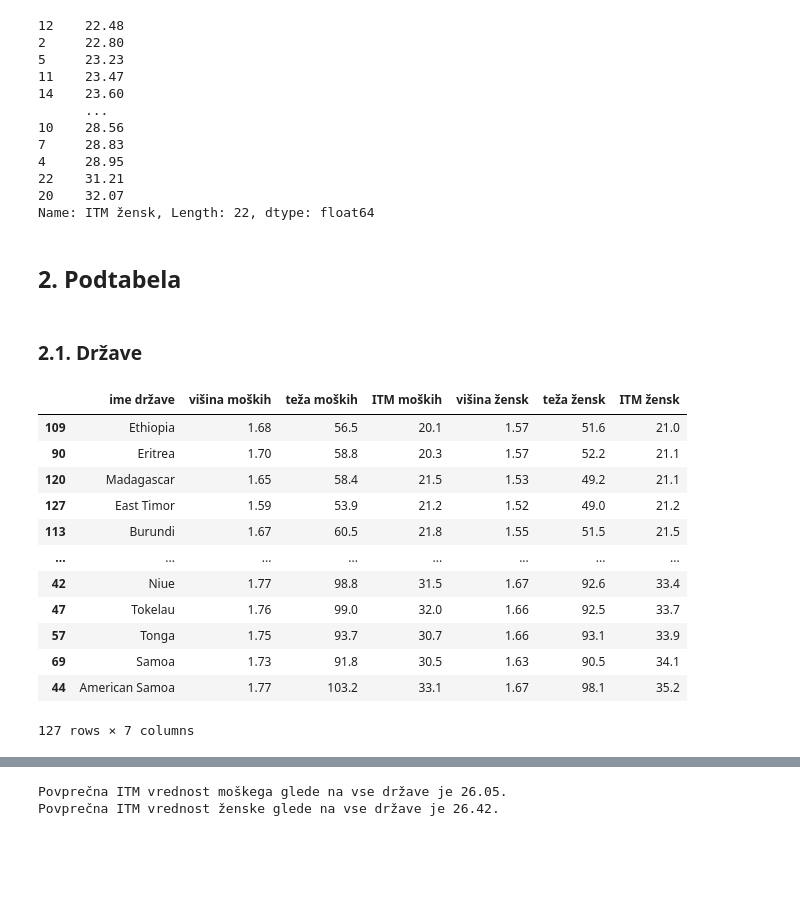
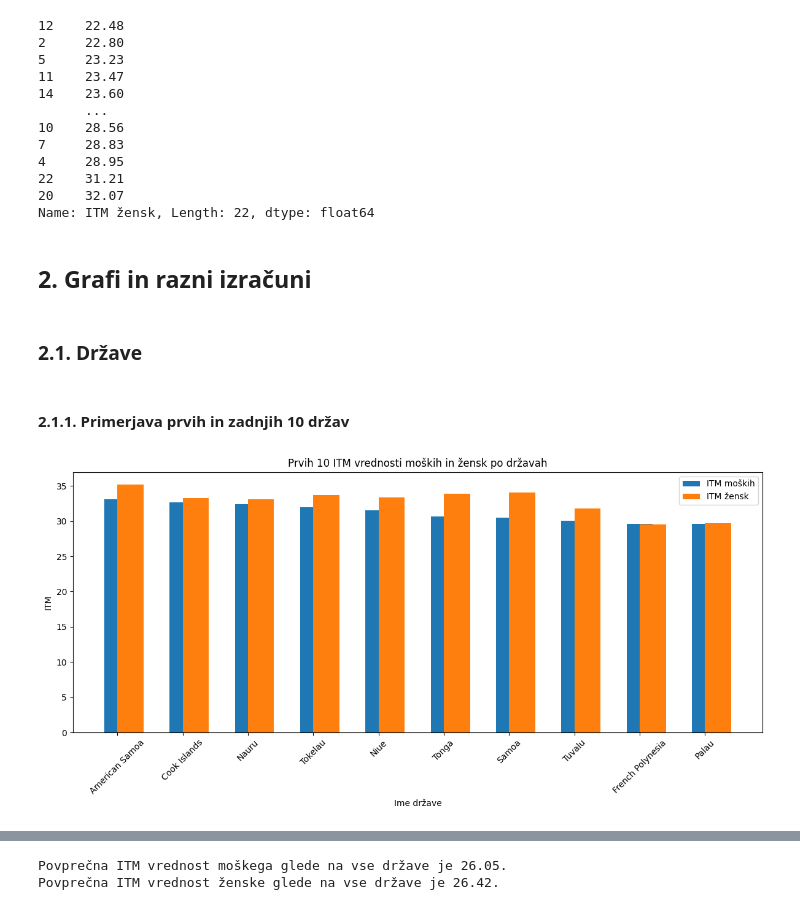
Before and after one commit to AmandaBabic/ProjektnaNaloga, a Jupyter notebook: AnaliziranjePodatkov_ITM.ipynb, the cells around one changed output, grey strips where cells are left out. Drawn from its saved outputs; the diff is of its cells as text; code cells hidden in the pictures; blank space fills up the shorter version.

```diff
--- a/AnaliziranjePodatkov_ITM.ipynb
+++ b/AnaliziranjePodatkov_ITM.ipynb
@@ -391,24 +384,29 @@ urejena_podtabela2["ITM žensk"]
 22    31.21
 20    32.07
 Name: ITM žensk, Length: 22, dtype: float64
-# %% [markdown]
-## 2. Podtabela
+# %% [markdown]
+## 2. Grafi in razni izračuni
 # %% [markdown]
 ### 2.1. Države
-# %%
-podtabela1 = countries[["ime države", "višina moških", "teža moških", "ITM moških", "višina žensk", "teža žensk", "ITM žensk"]]
-podtabela1
-# %% [output]
-|  | ime države | višina moških | teža moških | ITM moških | višina žensk | teža žensk | ITM žensk |
-| 109 | Ethiopia | 1.68 | 56.5 | 20.1 | 1.57 | 51.6 | 21.0 |
-| 90 | Eritrea | 1.70 | 58.8 | 20.3 | 1.57 | 52.2 | 21.1 |
-| 120 | Madagascar | 1.65 | 58.4 | 21.5 | 1.53 | 49.2 | 21.1 |
-| 127 | East Timor | 1.59 | 53.9 | 21.2 | 1.52 | 49.0 | 21.2 |
-| 113 | Burundi | 1.67 | 60.5 | 21.8 | 1.55 | 51.5 | 21.5 |
-| ... | ... | ... | ... | ... | ... | ... | ... |
-| 42 | Niue | 1.77 | 98.8 | 31.5 | 1.67 | 92.6 | 33.4 |
-| 47 | Tokelau | 1.76 | 99.0 | 32.0 | 1.66 | 92.5 | 33.7 |
-| 57 | Tonga | 1.75 | 93.7 | 30.7 | 1.66 | 93.1 | 33.9 |
-| 69 | Samoa | 1.73 | 91.8 | 30.5 | 1.63 | 90.5 | 34.1 |
-| 44 | American Samoa | 1.77 | 103.2 | 33.1 | 1.67 | 98.1 | 35.2 |
-127 rows × 7 columns
+# %% [markdown]
+#### 2.1.1. Primerjava prvih in zadnjih 10 držav
+# %%
+top_10_male_ITMs = countries.groupby('ime države')['ITM moških'].mean().nlargest(10)
+female_ITMs = countries.groupby('ime države')['ITM žensk'].mean()
+
+female_ITMs_sorted = female_ITMs[top_10_male_ITMs.index] # priredimo desetim največjim moškim ITM ustrezne ženske ITM vrednosti
+
+plt.figure(figsize=(12, 6))
+
+plt.bar(top_10_male_ITMs.index, top_10_male_ITMs, width=0.4, label='ITM moških')
+plt.bar(top_10_male_ITMs.index, female_ITMs_sorted, width=0.4, align='edge', label='ITM žensk')
+
+plt.xlabel('Ime države')
+plt.ylabel('ITM')
+plt.title('Prvih 10 ITM vrednosti moških in žensk po državah')
+plt.xticks(rotation=45)
+plt.legend()
+plt.tight_layout()
+plt.show()
+# %% [output]
+[figure, added]
```
Also changed, not shown: parts of 68 cells of this notebook, 3 other files.
